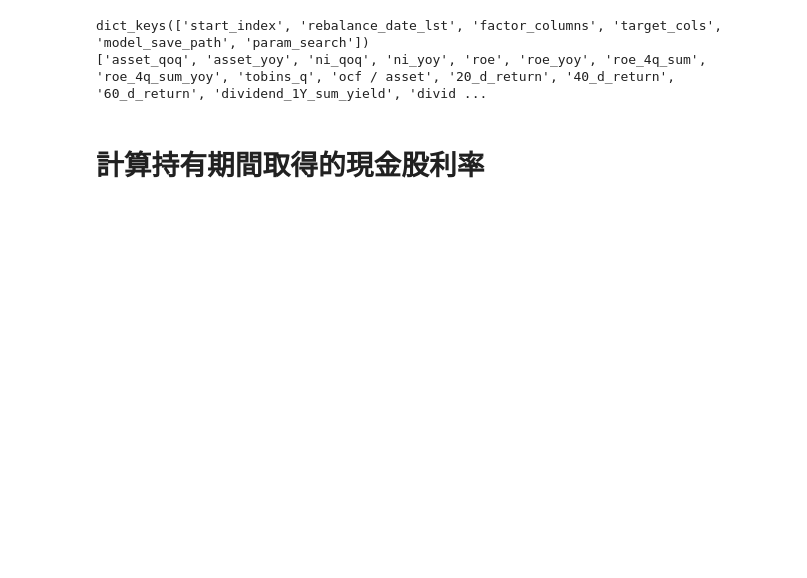
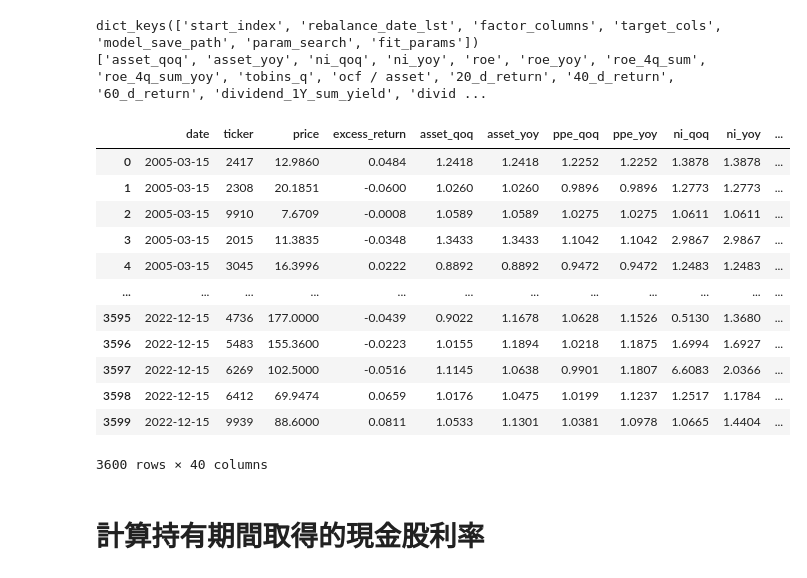
Before and after one commit to vayvay0993/hidiv, a Jupyter notebook: main_05_backtest.ipynb, the cells around one changed output. Saved outputs shown, nothing was run; the diff lists cells and outputs as text; code cells hidden in the pictures; blank space fills up the shorter version.

```diff
--- a/main_05_backtest.ipynb
+++ b/main_05_backtest.ipynb
@@ -45,8 +44,10 @@ df_price['unadj_price'] = df_price['unadj_price'].astype(float)
 df_price['yesterday_price'] = df_price['yesterday_price'].astype(float)
 # %%
 # select model
+model_folder_name = '20230719_083148'
 # model_folder_name = '20230712_173216'
-model_folder_name = '20230711_171428'
+# model_folder_name = '20230712_173216'
+# model_folder_name = '20230711_171428'
 # model_folder_name = '20230711_110457'
 # model_folder_name = '20230707_140403'
 # model_folder_name = '20230706_141045'
@@ -63,11 +64,17 @@ setting = ut.load_json(f'./data/model/{model_folder_name}/setting.json')
 print(setting.keys())
 print(setting['factor_columns'])
 
-
+apply_restrict_index = 1
+base_portfolio_number = 50
+restrict_portfolio_number = 60
 
 # df_dividend_select.to_feather(f'./data/model/{model_folder_name}/df_dividend_select.feather')
 # df_dividend_select = pd.read_feather(f'./data/model/{model_folder_name}/df_dividend_select.feather')
-df_dividend_select = pd.read_feather(f'./data/model/{model_folder_name}/df_buffer_result_{apply_buffer_index}_{base_portfolio_number}_{buffer_portfolio_number}.feather')
+# df_dividend_select = pd.read_feather(f'./data/model/{model_folder_name}/df_buffer_result_{apply_buffer_index}_{base_portfolio_number}_{buffer_portfolio_number}.feather')
+df_dividend_select = pd.read_feather(f'./data/model/{model_folder_name}/df_restrict_result_{apply_restrict_index}_{base_portfolio_number}_{restrict_portfolio_number}.feather')
+# df_select_filter_dividends_yield_top_50.to_feather(f'./data/model/{model_folder_name}/df_select_filter_dividends_yield_top_50.feather')
+# df_dividend_select = pd.read_feather(f'./data/model/{model_folder_name}/df_select_filter_dividends_yield_top_50.feather')
+# df_dividend_select_benchmark = pd.read_feather(f'./data/model/{model_folder_name}/df_select_filter_dividends_yield_benchmark.feather')
 
 # load df_factor from data/model/model_folder_name/df_factor_all.feather
 df_factor_all = pd.read_feather(f'./data/model/{model_folder_name}/df_factor_all_select.feather')
@@ -83,8 +90,24 @@ df_cash_dividends.drop_duplicates(inplace=True)
 df_cash_dividends['dividend'] = df_cash_dividends['dividend'].astype(float)
 df_cash_dividends = df_cash_dividends.groupby(['ticker','date']).sum().reset_index()
 # %% [output]
-dict_keys(['start_index', 'rebalance_date_lst', 'factor_columns', 'target_cols', 'model_save_path', 'param_search'])
+dict_keys(['start_index', 'rebalance_date_lst', 'factor_columns', 'target_cols', 'model_save_path', 'param_search', 'fit_params'])
 ['asset_qoq', 'asset_yoy', 'ni_qoq', 'ni_yoy', 'roe', 'roe_yoy', 'roe_4q_sum', 'roe_4q_sum_yoy', 'tobins_q', 'ocf / asset', '20_d_return', '40_d_return', '60_d_return', 'dividend_1Y_sum_yield', 'divid ...
+# %%
+df_dividend_select
+# %% [output]
+|  | date | ticker | price | excess_return | asset_qoq | asset_yoy | ppe_qoq | ppe_yoy | ni_qoq | ni_yoy | ... |
+| 0 | 2005-03-15 | 2417 | 12.9860 | 0.0484 | 1.2418 | 1.2418 | 1.2252 | 1.2252 | 1.3878 | 1.3878 | ... |
+| 1 | 2005-03-15 | 2308 | 20.1851 | -0.0600 | 1.0260 | 1.0260 | 0.9896 | 0.9896 | 1.2773 | 1.2773 | ... |
+| 2 | 2005-03-15 | 9910 | 7.6709 | -0.0008 | 1.0589 | 1.0589 | 1.0275 | 1.0275 | 1.0611 | 1.0611 | ... |
+| 3 | 2005-03-15 | 2015 | 11.3835 | -0.0348 | 1.3433 | 1.3433 | 1.1042 | 1.1042 | 2.9867 | 2.9867 | ... |
+| 4 | 2005-03-15 | 3045 | 16.3996 | 0.0222 | 0.8892 | 0.8892 | 0.9472 | 0.9472 | 1.2483 | 1.2483 | ... |
+| ... | ... | ... | ... | ... | ... | ... | ... | ... | ... | ... | ... |
+| 3595 | 2022-12-15 | 4736 | 177.0000 | -0.0439 | 0.9022 | 1.1678 | 1.0628 | 1.1526 | 0.5130 | 1.3680 | ... |
+| 3596 | 2022-12-15 | 5483 | 155.3600 | -0.0223 | 1.0155 | 1.1894 | 1.0218 | 1.1875 | 1.6994 | 1.6927 | ... |
+| 3597 | 2022-12-15 | 6269 | 102.5000 | -0.0516 | 1.1145 | 1.0638 | 0.9901 | 1.1807 | 6.6083 | 2.0366 | ... |
+| 3598 | 2022-12-15 | 6412 | 69.9474 | 0.0659 | 1.0176 | 1.0475 | 1.0199 | 1.1237 | 1.2517 | 1.1784 | ... |
+| 3599 | 2022-12-15 | 9939 | 88.6000 | 0.0811 | 1.0533 | 1.1301 | 1.0381 | 1.0978 | 1.0665 | 1.4404 | ... |
+3600 rows × 40 columns
 # %% [markdown]
 # 計算持有期間取得的現金股利率
 # %%
```
Also changed, not shown: parts of 5 cells of this notebook, 3 other files.
